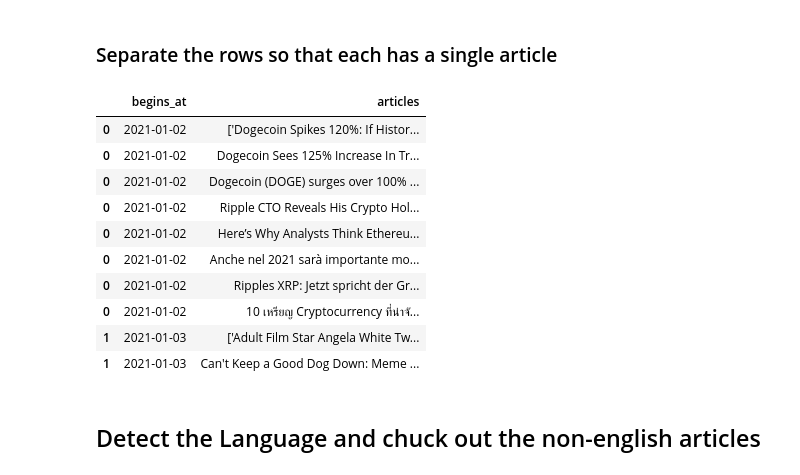
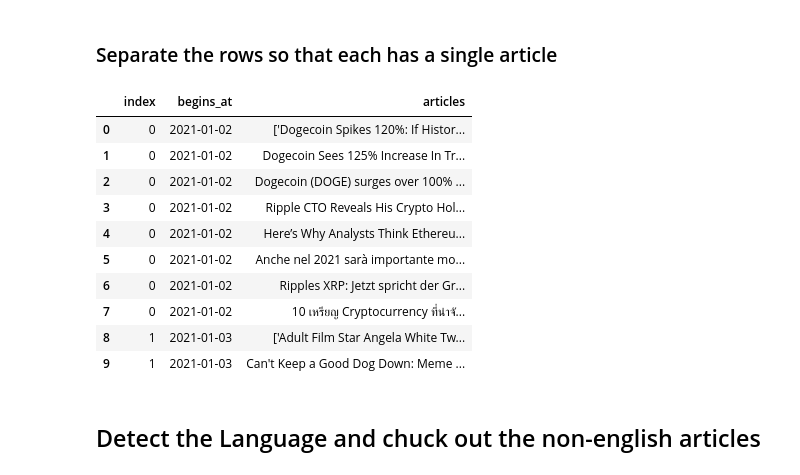
Before and after one commit to zarbin/UTA_Project-4, a Jupyter notebook: sandbox_JennS/sentiment_analysis.ipynb, the cells around one changed output. Cells and saved outputs as stored; diff of their text form; code cells hidden in the pictures.

```diff
--- a/sandbox_JennS/sentiment_analysis.ipynb
+++ b/sandbox_JennS/sentiment_analysis.ipynb
@@ -77,18 +75,19 @@ line
 ### Separate the rows so that each has a single article
 # %%
 new_df = doge_cut_clean_df.explode("articles")
+new_df.reset_index(inplace=True)
 new_df.head(10)
 # %% [output]
-|  | begins_at | articles |
-| 0 | 2021-01-02 | ['Dogecoin Spikes 120%: If Histor... |
-| 0 | 2021-01-02 | Dogecoin Sees 125% Increase In Tr... |
-| 0 | 2021-01-02 | Dogecoin (DOGE) surges over 100% ... |
-| 0 | 2021-01-02 | Ripple CTO Reveals His Crypto Hol... |
-| 0 | 2021-01-02 | Here’s Why Analysts Think Ethereu... |
-| 0 | 2021-01-02 | Anche nel 2021 sarà importante mo... |
-| 0 | 2021-01-02 | Ripples XRP: Jetzt spricht der Gr... |
-| 0 | 2021-01-02 | 10 เหรียญ Cryptocurrency ที่น่าจั... |
-| 1 | 2021-01-03 | ['Adult Film Star Angela White Tw... |
-| 1 | 2021-01-03 | Can't Keep a Good Dog Down: Meme ... |
+|  | index | begins_at | articles |
+| 0 | 0 | 2021-01-02 | ['Dogecoin Spikes 120%: If Histor... |
+| 1 | 0 | 2021-01-02 | Dogecoin Sees 125% Increase In Tr... |
+| 2 | 0 | 2021-01-02 | Dogecoin (DOGE) surges over 100% ... |
+| 3 | 0 | 2021-01-02 | Ripple CTO Reveals His Crypto Hol... |
+| 4 | 0 | 2021-01-02 | Here’s Why Analysts Think Ethereu... |
+| 5 | 0 | 2021-01-02 | Anche nel 2021 sarà importante mo... |
+| 6 | 0 | 2021-01-02 | Ripples XRP: Jetzt spricht der Gr... |
+| 7 | 0 | 2021-01-02 | 10 เหรียญ Cryptocurrency ที่น่าจั... |
+| 8 | 1 | 2021-01-03 | ['Adult Film Star Angela White Tw... |
+| 9 | 1 | 2021-01-03 | Can't Keep a Good Dog Down: Meme ... |
 # %% [markdown]
 ## Detect the Language and chuck out the non-english articles
```
Also changed, not shown: parts of 6 cells of this notebook.
